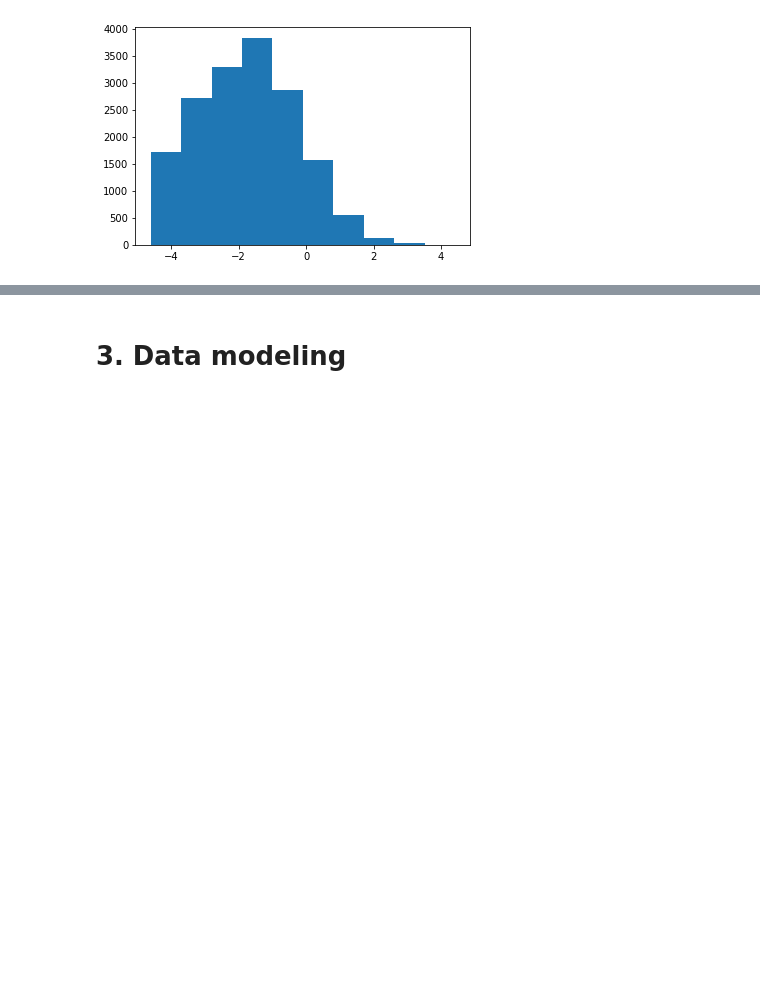
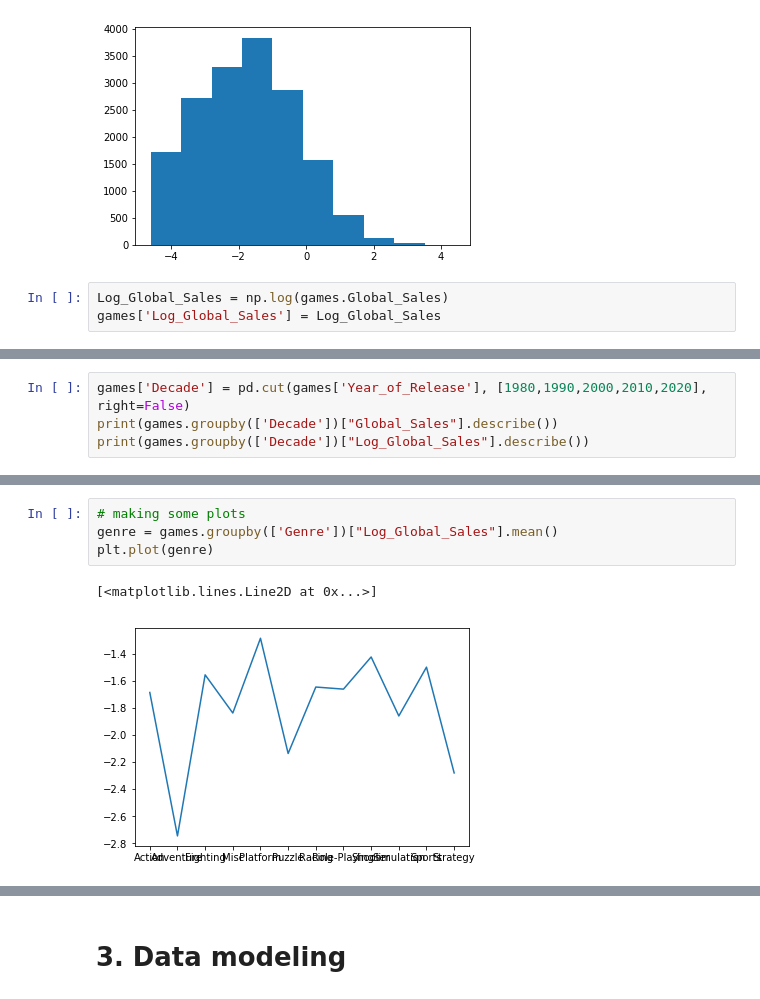
Before and after one commit to lluc507/Stats131Project, a Jupyter notebook: Final Project.ipynb, the cells around one changed output, grey strips where cells are left out. Saved outputs shown, nothing was run; the diff lists cells and outputs as text; blank space fills up the shorter version.

Commit message:
added log sales, correlation, and groupby

```diff
--- a/Final Project.ipynb
+++ b/Final Project.ipynb
@@ -235,3 +235,6 @@ plt.hist(np.log(games.Global_Sales))
 plt.show()
 # %% [output]
 [figure]
+# %%
+Log_Global_Sales = np.log(games.Global_Sales)
+games['Log_Global_Sales'] = Log_Global_Sales
@@ -237,0 +262,4 @@ plt.show()
+# %%
+games['Decade'] = pd.cut(games['Year_of_Release'], [1980,1990,2000,2010,2020], right=False)
+print(games.groupby(['Decade'])["Global_Sales"].describe())
+print(games.groupby(['Decade'])["Log_Global_Sales"].describe())
@@ -237,0 +286,7 @@ plt.show()
+# %%
+# making some plots
+genre = games.groupby(['Genre'])["Log_Global_Sales"].mean()
+plt.plot(genre)
+# %% [output]
+[<matplotlib.lines.Line2D at 0x...>]
+[figure, added]
```
Also changed, not shown: parts of 4 cells of this notebook.
